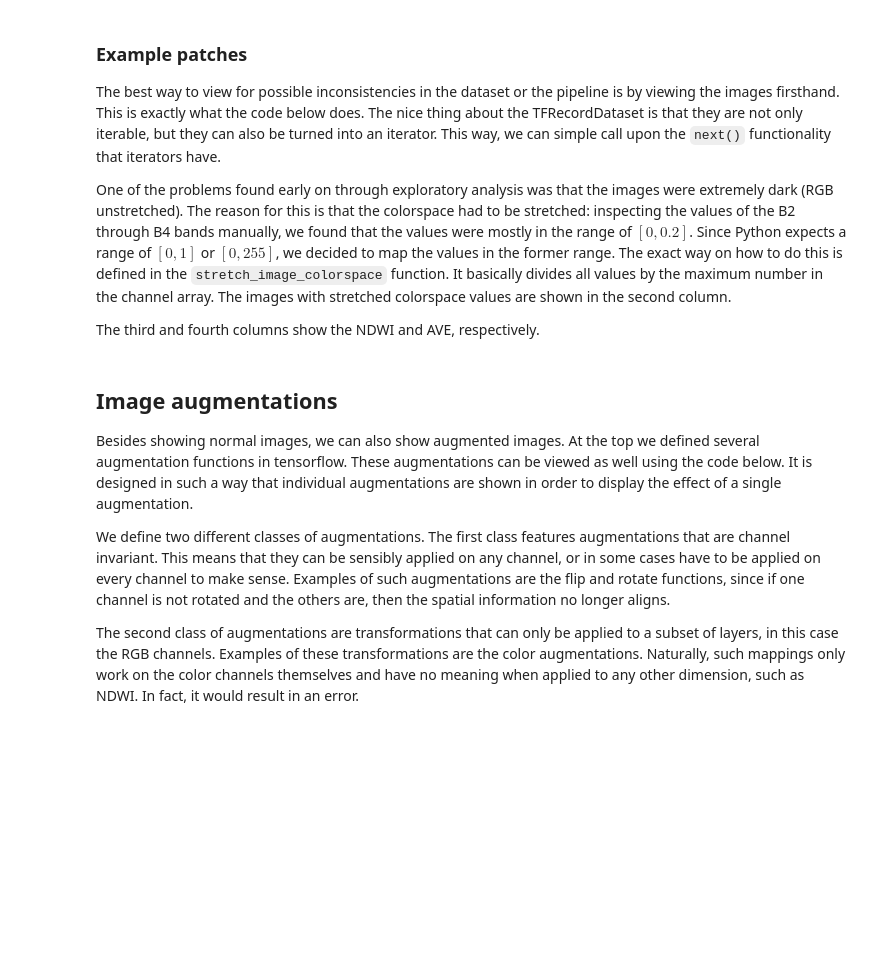
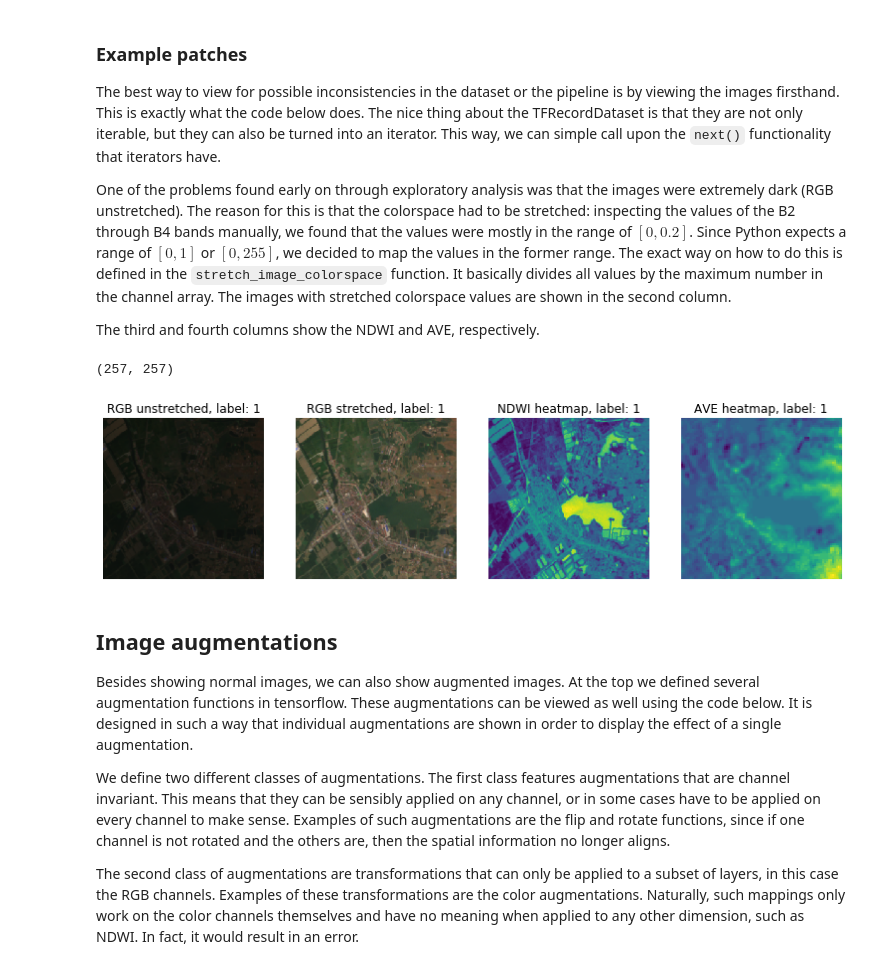
Before and after one commit to C0NSor18/dam_detection, a Jupyter notebook: dam_detection.ipynb, the cells around one changed output. Cells and saved outputs as stored; diff of their text form; code cells hidden in the pictures; blank space fills up the shorter version.

```diff
--- a/dam_detection.ipynb
+++ b/dam_detection.ipynb
@@ -608,46 +640,49 @@ The third and fourth columns show the NDWI and AVE, respectively.
 # %%
 # ADD AVE/NDWI heatmaps?
 columns = 4
-rows = 4
+rows = 1
 
 fig = plt.figure(figsize=(columns+8, rows+5))
 gs = gridspec.GridSpec(rows, columns,
-         wspace=0.0, hspace=0.4,
+         wspace=0.2, hspace=0.4,
          top=1.2-0.5/(rows + 1), bottom=0.5/(rows+1),
          left=0.5/(columns+1), right=1-0.2/(columns+1))
 
 parse_iter = iter(parsed_image)
 parse_iter_dark = iter(parsed_image_dark)
 
 for j in range(rows):
     image_features, label = parse_iter.next()
     image_features_dark, label_dark = parse_iter_dark.next()
 
     # bad example: too dark
     ax = plt.subplot(gs[j,0])
     ax.set_title("RGB unstretched, label: {}".format(np.argmax(label_dark.numpy())))
     ax.imshow(image_features_dark[:,:,0:3])
     plt.axis('off')
 
     #good example: stretched colorspace
     #uint8 only stores 256 values :/
     ax = plt.subplot(gs[j,1])
     ax.set_title("RGB stretched, label: {}".format(np.argmax(label.numpy())))
     ax.imshow(image_features[:,:,0:3])
     plt.axis('off')
 
     ax = plt.subplot(gs[j,2])
     ax.set_title("NDWI heatmap, label: {}".format(np.argmax(label.numpy())))
     im = ax.imshow(image_features[:,:,3], cmap='viridis', interpolation='nearest')
-    fig.colorbar(im,ax=ax)
+    #fig.colorbar(im,ax=ax)
     plt.axis('off')
 
     ax = plt.subplot(gs[j,3])
     ax.set_title("AVE heatmap, label: {}".format(np.argmax(label.numpy())))
-    im =ax.imshow(image_features[:,:,4], cmap='gray', interpolation='nearest')
-    fig.colorbar(im,ax=ax)
+    im =ax.imshow(image_features[:,:,4], cmap='viridis', interpolation='nearest')
+    #fig.colorbar(im,ax=ax)
 
     plt.axis('off')
+# %% [output]
+(257, 257)
+[figure, added]
 # %% [markdown]
 ## Image augmentations
 
```
Also changed, not shown: parts of 2 cells of this notebook, 1 other file.
